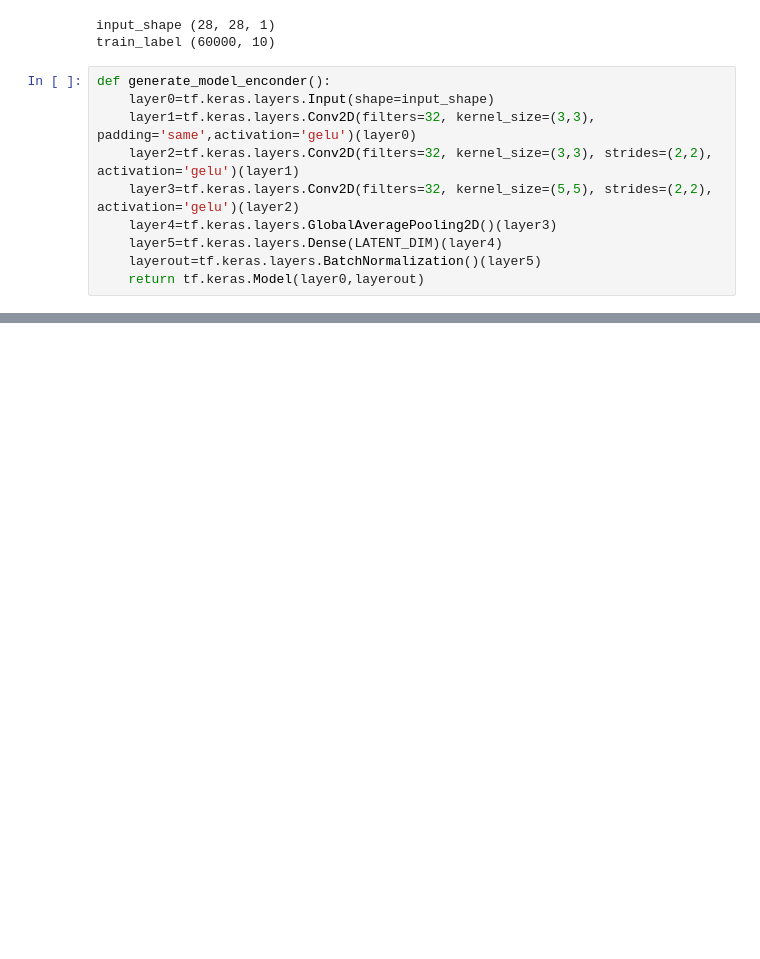
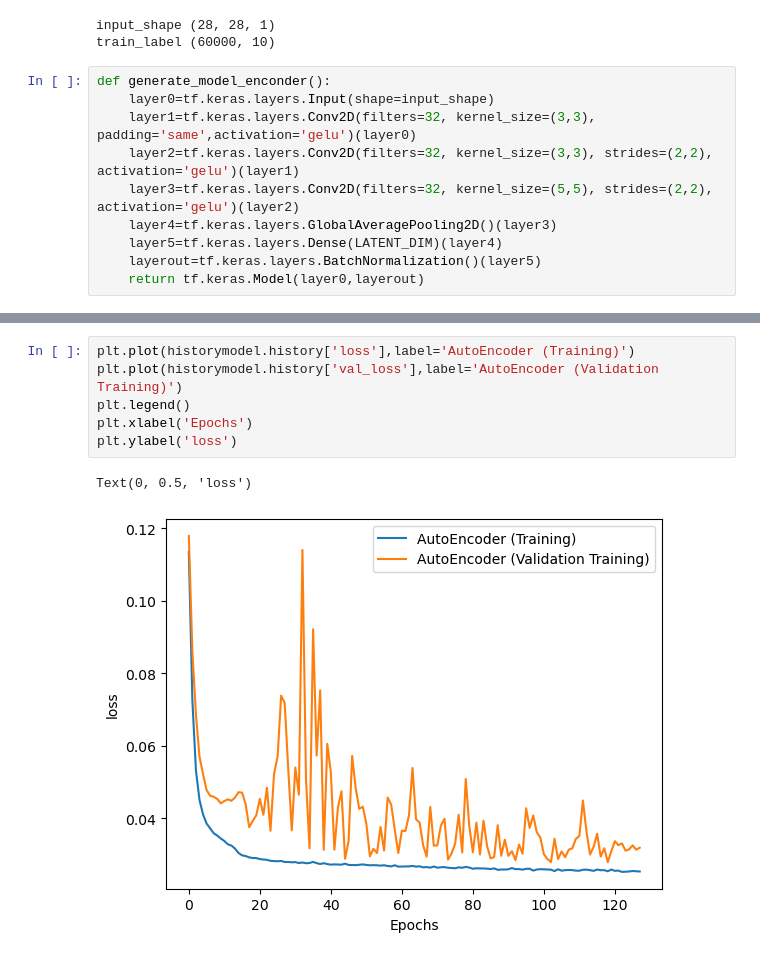
Before and after one commit to Jacobiano/ChoquetLayer, a Jupyter notebook: TP Autoencoders Mines Deep Learning.ipynb, the cells around one changed output, grey strips where cells are left out. Saved outputs shown, nothing was run; the diff lists cells and outputs as text; blank space fills up the shorter version.

```diff
--- a/TP Autoencoders Mines Deep Learning.ipynb
+++ b/TP Autoencoders Mines Deep Learning.ipynb
@@ -234,0 +241,9 @@ modelCond.compile(optimizer=tf.keras.optimizers.Adam(learning_rate=.001),
+# %%
+plt.plot(historymodel.history['loss'],label='AutoEncoder (Training)')
+plt.plot(historymodel.history['val_loss'],label='AutoEncoder (Validation Training)')
+plt.legend()
+plt.xlabel('Epochs')
+plt.ylabel('loss')
+# %% [output]
+Text(0, 0.5, 'loss')
+[figure, added]
```
Also changed, not shown: parts of 27 cells of this notebook.
